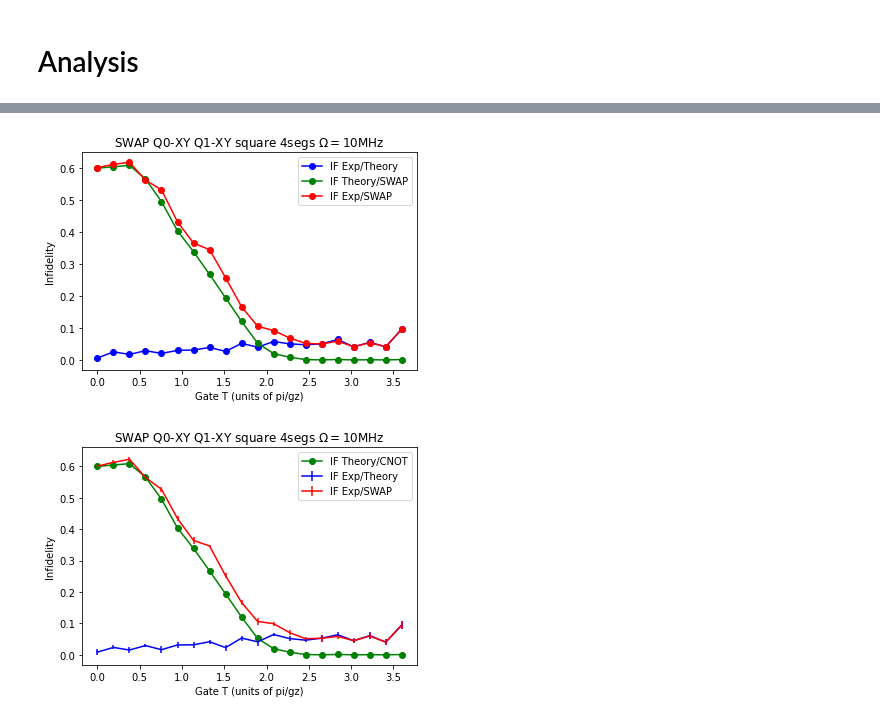
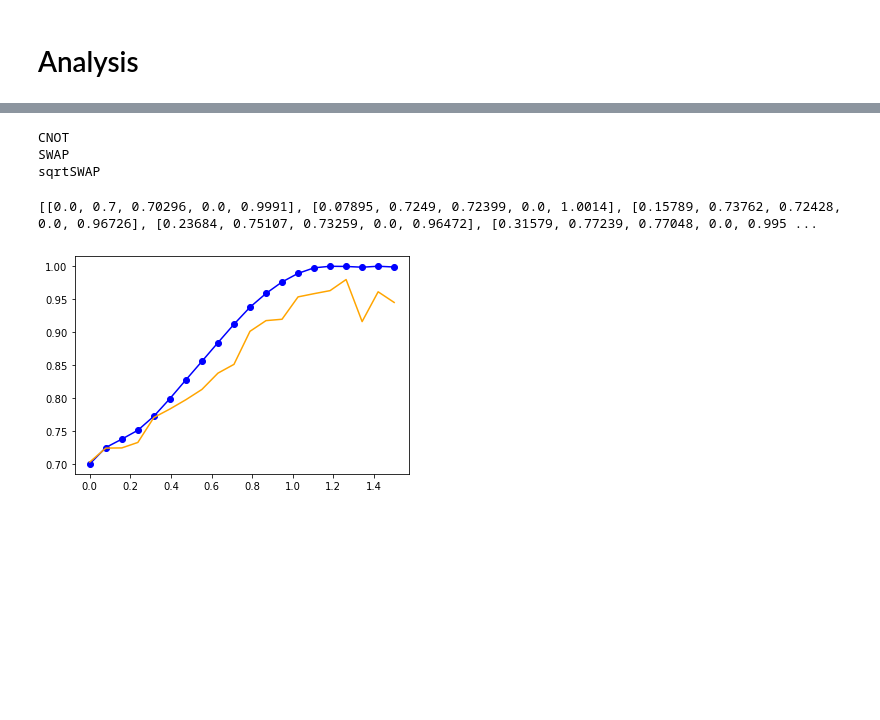
Before and after one commit to Borealis126/MinesExpAnalysis, a Jupyter notebook: analysis.ipynb, the cells around one changed output, grey strips where cells are left out. Drawn from its saved outputs; the diff is of its cells as text; code cells hidden in the pictures; blank space fills up the shorter version.

```diff
--- a/analysis.ipynb
+++ b/analysis.ipynb
@@ -48,5 +92,0 @@ plotPTMMap_theory(gateDataVals)
-# %%
-IFdict = IFs(basePath, date, gateIndices, gateDataVals, tomos)
-fidelityCurve(gateName, rabiStrengthMHz, gateDataVals, IFdict)
-# %% [output]
-[figure, removed]
@@ -55,4 +93,28 @@ IFdict_noise = IFs_gaussianNoise(basePath, date, gateIndices, gateDataVals, tomo
-# %%
-fidelityCurve_noise(gateName, rabiStrengthMHz, gateDataVals, IFdict, IFdict_noise)
-# %% [output]
-[figure, removed]
+# %%
+exps = [['CNOT', 12], ['SWAP', 10], ['sqrtSWAP', 10]]
+
+for exp in exps:
+    analyze(exp[0], exp[1], range(20))
+# %% [output]
+CNOT
+SWAP
+sqrtSWAP
+# %%
+with open('sqrtSWAP_10MHz_curveData.csv') as csv_file:
+    csv_reader = csv.reader(csv_file, delimiter=',')
+    line_count = 0
+    rows = [row for row in csv_reader][1:]
+    rows_data = [[float(i) for i in row] for row in rows]
+    print(rows_data)
+    T = [row[0] for row in rows_data]
+    F_opt_CNOT = [row[1] for row in rows_data]
+    F_exp_CNOT_mean = [row[2] for row in rows_data]
+    F_exp_CNOT_std = [row[3] for row in rows_data]
+    plt.errorbar(x=T,
+                 y=F_exp_CNOT_mean,
+                 yerr=F_exp_CNOT_std,
+                 fmt='-', color='orange', label='F Exp/CNOT')
+    plt.plot(T, F_opt_CNOT, 'bo-', label='F Optimizer/CNOT')
+# %% [output]
+[[0.0, 0.7, 0.70296, 0.0, 0.9991], [0.07895, 0.7249, 0.72399, 0.0, 1.0014], [0.15789, 0.73762, 0.72428, 0.0, 0.96726], [0.23684, 0.75107, 0.73259, 0.0, 0.96472], [0.31579, 0.77239, 0.77048, 0.0, 0.995 ...
+[figure, added]
```
Also changed, not shown: parts of 12 cells of this notebook, 3 other files.
